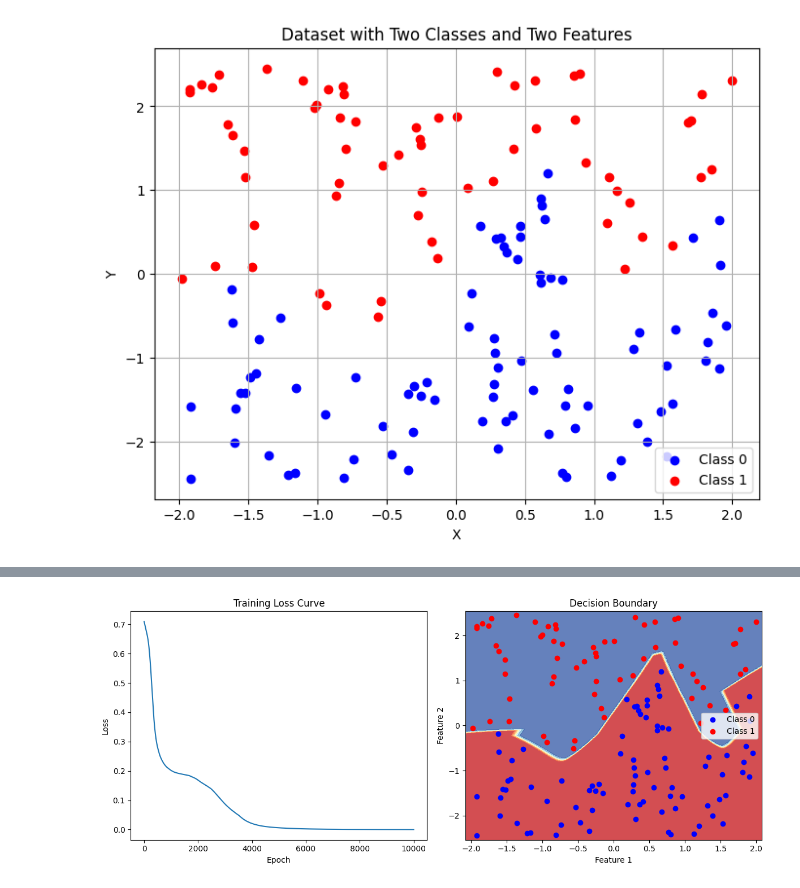
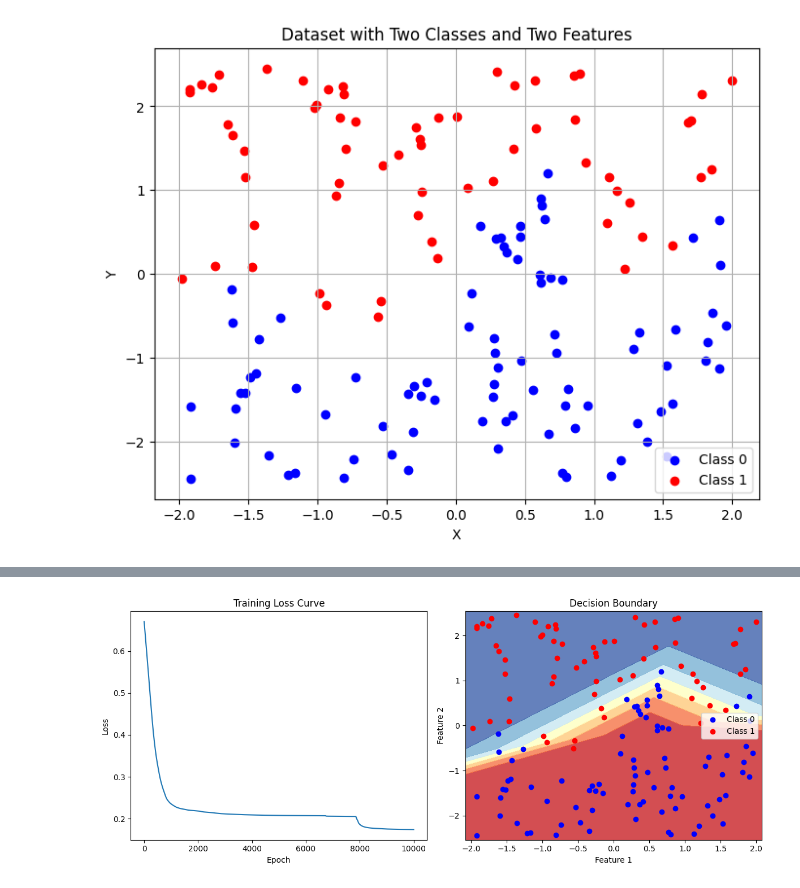
Before and after one commit to Hamtak0/DeepLearning, a Jupyter notebook: neural_networks.ipynb, the cells around one changed output, grey strips where cells are left out. Drawn from its saved outputs; the diff is of its cells as text; code cells hidden in the pictures.

```diff
--- a/neural_networks.ipynb
+++ b/neural_networks.ipynb
@@ -205,15 +207,11 @@ class XORNet(nn.Module):
     def __init__(self):
         super(XORNet, self).__init__()
         self.layer1 = nn.Linear(2, 4)  # 2 input features, 4 hidden neurons
-        self.layer2 = nn.Linear(4, 4)  # 4 hidden neurons, 4 output neuron
-        self.layer3 = nn.Linear(4, 4)  # 4 hidden neurons, 4 output neuron
-        self.layer4 = nn.Linear(4, 1)  # 4 hidden neurons, 4 output neuron
+        self.layer2 = nn.Linear(4, 1)  # 4 hidden neurons, 1 output neuron
 
     def forward(self, x):
         x = torch.relu(self.layer1(x))
         x = torch.sigmoid(self.layer2(x))
-        x = torch.relu(self.layer3(x))
-        x = torch.sigmoid(self.layer4(x))
         return x
 
 model = XORNet()
@@ -227,6 +225,7 @@ optimizer = torch.optim.Adam(model.parameters(), lr=0.001)
 epochs = 10000
 losses = []
 
+# Stack the XY plane into 1 input with 2 features
 xy_tensor = torch.stack((X_tensor, Y_tensor.squeeze()), dim=1)
 
 for i in range(epochs):
@@ -309 +306 @@ Training Accuracy: 100.00%
-[figure, old version]
+[figure, new version]
```
Also changed, not shown: parts of 2 cells of this notebook.
